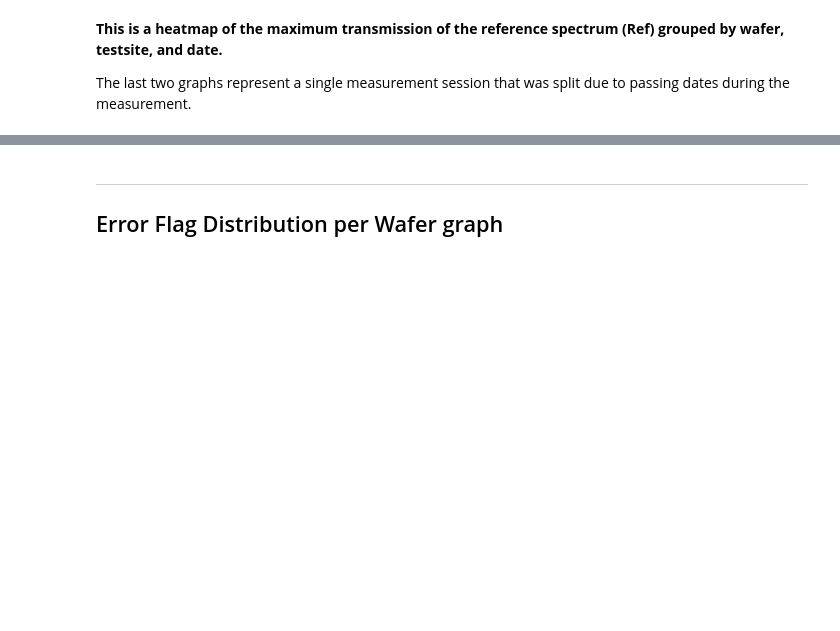
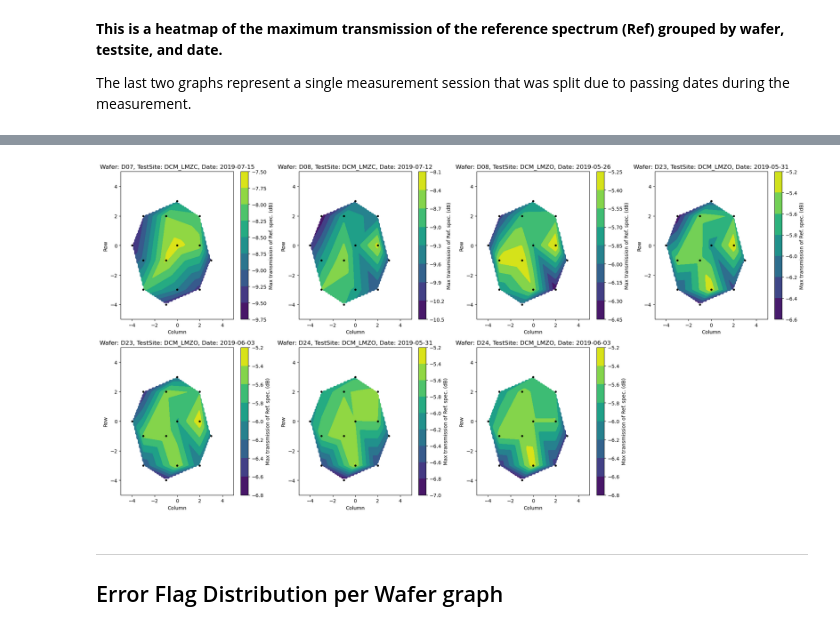
Before and after one commit to LeeSeungjae0/PE2, a Jupyter notebook: doc/PE2_project_Group2.ipynb, the cells around one changed output, grey strips where cells are left out. Saved outputs shown, nothing was run; the diff lists cells and outputs as text; code cells hidden in the pictures; blank space fills up the shorter version.

```diff
--- a/doc/PE2_project_Group2.ipynb
+++ b/doc/PE2_project_Group2.ipynb
@@ -1029,3 +1031,59 @@ plt.show()
+# %%
+import pandas as pd
+import matplotlib.pyplot as plt
+import numpy as np
+from scipy.interpolate import griddata
+
+file_path = './needed/analysis_result_fitted.xlsx'
+df = pd.read_excel(file_path)
+
+
+df.columns = [col.strip().replace(' ', '_').replace('.', '') for col in df.columns]
+
+
+df['Date'] = pd.to_datetime(df['Date']).dt.date
+
+
+grouped = df.groupby(['Wafer', 'TestSite', 'Date'])
+
+
+fig, axs = plt.subplots(2, 4, figsize=(20, 10))
+axs = axs.flatten()
+
+for ax, ((wafer, testsite, date), group) in zip(axs, grouped):
+
+    data = group[['Row', 'Column', 'Max_transmission_of_Ref_spec_(dB)']].dropna()
+
+
+    x = data['Column']
+    y = data['Row']
+    z = data['Max_transmission_of_Ref_spec_(dB)']
+
+    xi = np.linspace(-5, 5, 100)
+    yi = np.linspace(-5, 5, 100)
+    zi = griddata((x, y), z, (xi[None, :], yi[:, None]), method='linear')
+
+
+    contour = ax.contourf(xi, yi, zi, cmap='viridis')
+    # cmap='viridis' or 'seismic' or 'plasma'
+
+    ax.scatter(x, y, color='black', marker='o', s=10, label='Original Data')
+    ax.set_title(f'Wafer: {wafer}, TestSite: {testsite}, Date: {date}')
+    ax.set_xlabel('Column')
+    ax.set_ylabel('Row')
+
+
+    cbar = plt.colorbar(contour, ax=ax, orientation='vertical')
+    cbar.set_label('Max transmission of Ref. spec. (dB)')
+
+
+for ax in axs[len(grouped):]:
+    ax.axis('off')
+
+plt.tight_layout()
+plt.show()
+# %% [output]
+[figure, added]
 # %% [markdown]
 ---
 ## Error Flag Distribution per Wafer graph
```
Also changed, not shown: parts of 4 cells of this notebook, 2 other files.
